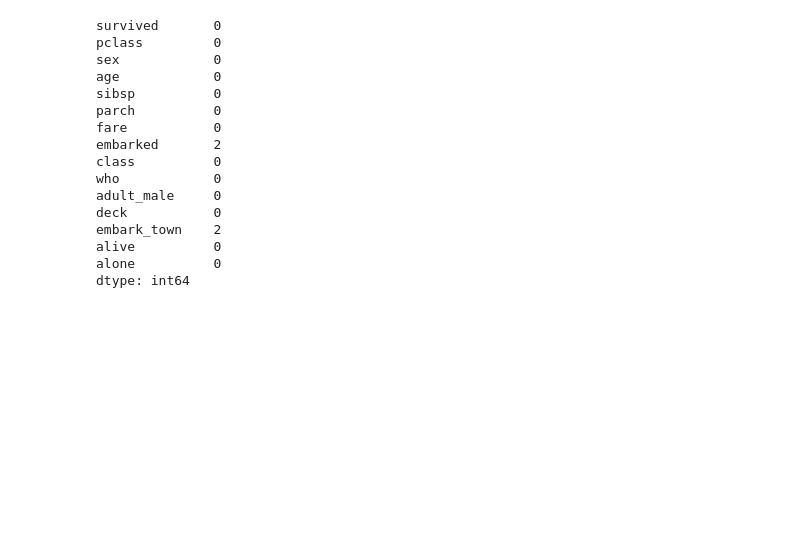
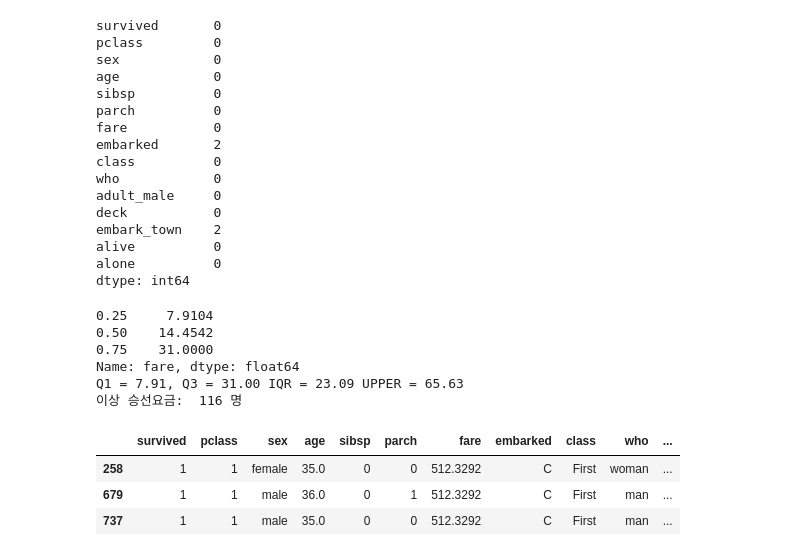
Before and after one commit to dhchun1203/kant_ML, a Jupyter notebook: 01_ml.ipynb, the cells around one changed output. Cells and saved outputs as stored; diff of their text form; code cells hidden in the pictures; blank space fills up the shorter version.

```diff
--- a/01_ml.ipynb
+++ b/01_ml.ipynb
@@ -215,3 +217,33 @@ embark_town    2
 alive          0
 alone          0
 dtype: int64
+# %%
+# 튀는 값 확인
+
+print(df['fare'].quantile([0.25,0.5,0.75]))
+df['fare'].describe()[["25%", "50%", "75%"]]
+
+# IQR 계산 (Q3 - Q1)
+# 이상수치 Q3 + 1.5 * IQR
+
+q1 = df['fare'].quantile(0.25)
+q3 = df['fare'].quantile(0.75)
+iqr = q3 - q1
+upper = q3 + 1.5 * iqr
+
+print(f"Q1 = {q1:.2f}, Q3 = {q3:.2f} IQR = {iqr:.2f} UPPER = {upper:.2f}")
+print("이상 승선요금: ",(df["fare"] > upper).sum(), "명")
+# %% [output]
+0.25     7.9104
+0.50    14.4542
+0.75    31.0000
+Name: fare, dtype: float64
+Q1 = 7.91, Q3 = 31.00 IQR = 23.09 UPPER = 65.63
+이상 승선요금:  116 명
+# %%
+df[df['fare'] > 512]
+# %% [output]
+|  | survived | pclass | sex | age | sibsp | parch | fare | embarked | class | who | ... |
+| 258 | 1 | 1 | female | 35.0 | 0 | 0 | 512.3292 | C | First | woman | ... |
+| 679 | 1 | 1 | male | 36.0 | 0 | 1 | 512.3292 | C | First | man | ... |
+| 737 | 1 | 1 | male | 35.0 | 0 | 0 | 512.3292 | C | First | man | ... |
```
Also changed, not shown: parts of 4 cells of this notebook.
